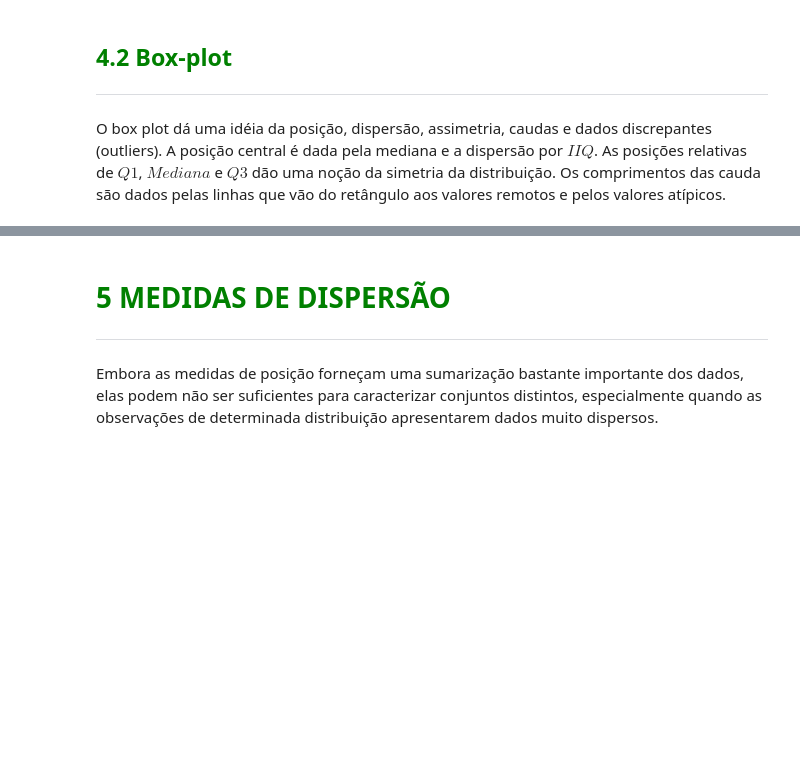
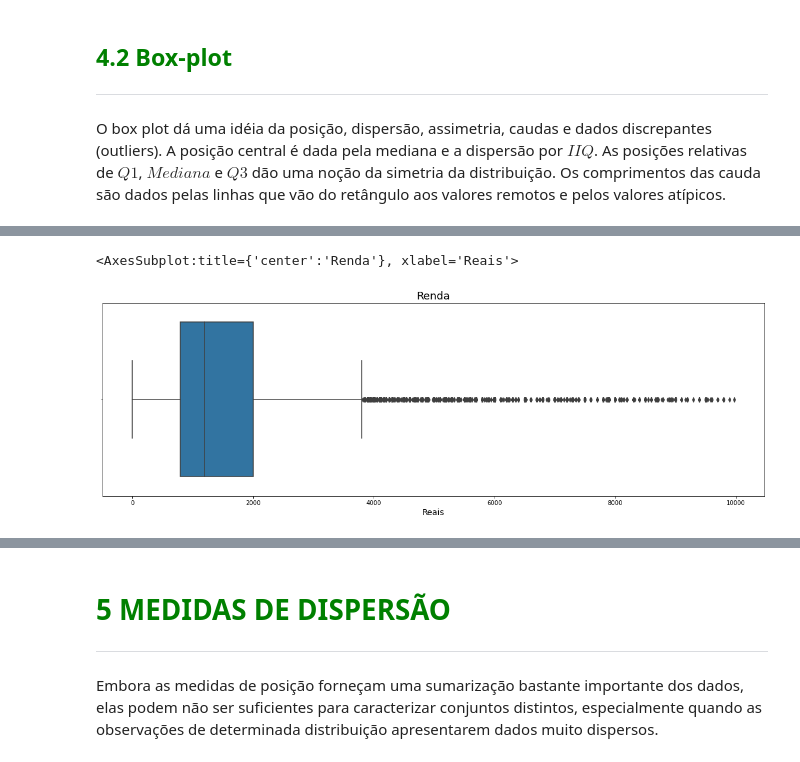
Before and after one commit to EdCarlosBicudo/formacao_data_science_alura, a Jupyter notebook: 3- Estatística com Python parte 1- Frequências e Medidas/Curso_de_Estatística_Parte_1.ipynb, the cells around one changed output, grey strips where cells are left out. Saved outputs shown, nothing was run; the diff lists cells and outputs as text; code cells hidden in the pictures; blank space fills up the shorter version.

```diff
--- a/3- Estatística com Python parte 1- Frequências e Medidas/Curso_de_Estatística_Parte_1.ipynb
+++ b/3- Estatística com Python parte 1- Frequências e Medidas/Curso_de_Estatística_Parte_1.ipynb
@@ -1003,0 +1083,9 @@ O box plot dá uma idéia da posição, dispersão, assimetria, caudas e dados d
+# %%
+ax = sns.boxplot(x = 'Renda', data = dados.query('Renda < 10000'), orient = 'h')
+ax.figure.set_size_inches(20, 6)
+ax.set_title("Renda", fontsize = 18)
+ax.set_xlabel("Reais", fontsize = 14)
+ax
+# %% [output]
+<AxesSubplot:title={'center':'Renda'}, xlabel='Reais'>
+[figure, added]
```
Also changed, not shown: parts of 10 cells of this notebook.
